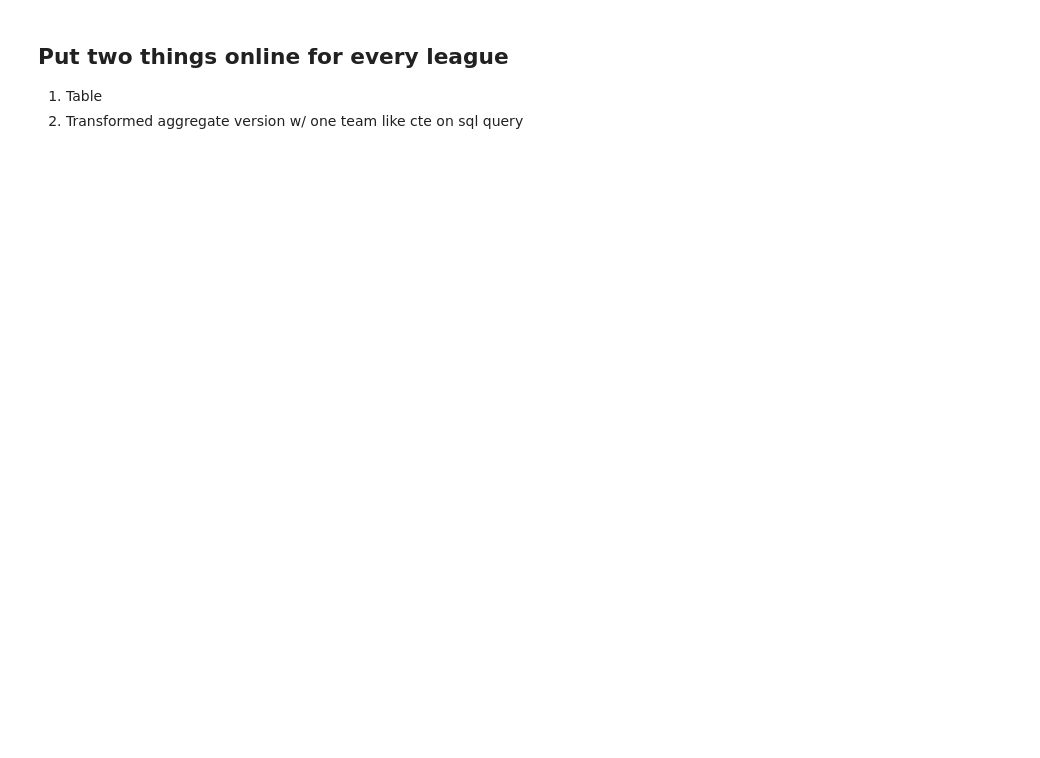
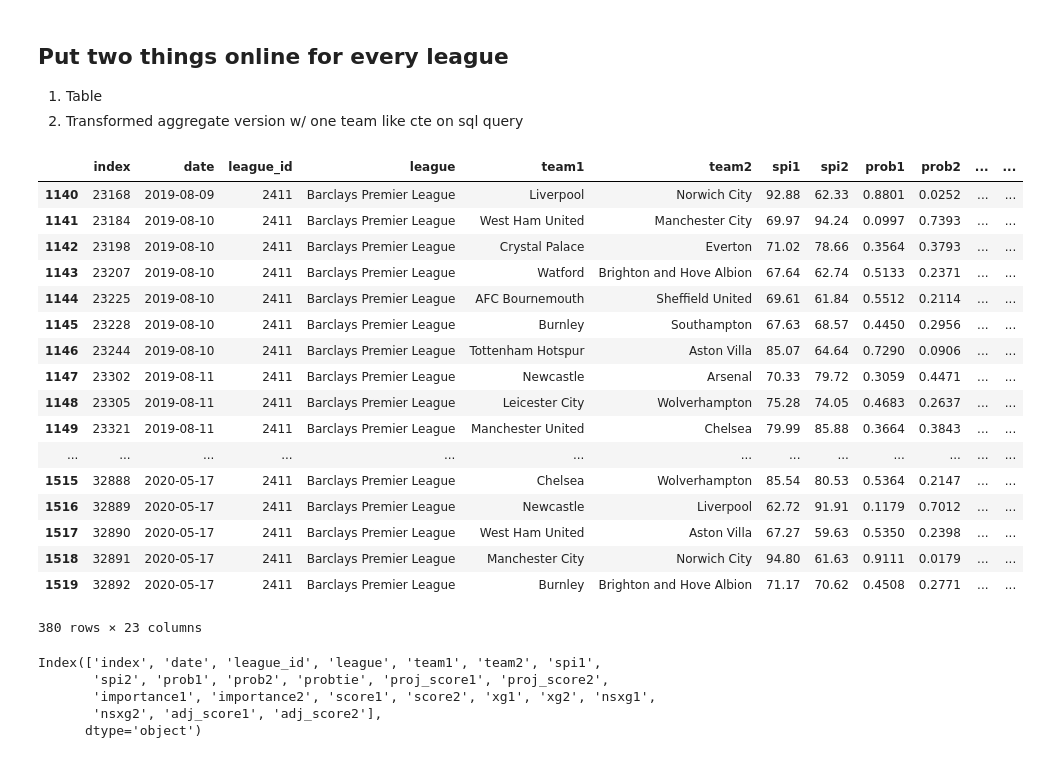
Before and after one commit to stcondon/tables4tableau, a Jupyter notebook: t/notebooks/fte-transformations.ipynb, the cells around one changed output. Cells and saved outputs as stored; diff of their text form; code cells hidden in the pictures; blank space fills up the shorter version.

Commit message:
have the mvp and the last season functions built

```diff
--- a/t/notebooks/fte-transformations.ipynb
+++ b/t/notebooks/fte-transformations.ipynb
@@ -48,5 +48,34 @@ def fte_last_season(path, league_dict):
         return league.loc[((num_teams * (num_teams - 1)) * i):,:]
 # %%
 path = os.path.expanduser('~/Downloads/spi_matches.csv')
-league_dict = {'england':'2411', 'spain':'1869', 'italy':'1854','germany':'1845', 'france':'1843'}
-fte = fte_last_season(path, league_dict)
+league_dict = {'england':'2411'}#, 'spain':'1869', 'italy':'1854','germany':'1845', 'france':'1843'}
+df = fte_last_season(path, league_dict)
+# %%
+df
+# %% [output]
+|  | index | date | league_id | league | team1 | team2 | spi1 | spi2 | prob1 | prob2 | ... | ... |
+| 1140 | 23168 | 2019-08-09 | 2411 | Barclays Premier League | Liverpool | Norwich City | 92.88 | 62.33 | 0.8801 | 0.0252 | ... | ... |
+| 1141 | 23184 | 2019-08-10 | 2411 | Barclays Premier League | West Ham United | Manchester City | 69.97 | 94.24 | 0.0997 | 0.7393 | ... | ... |
+| 1142 | 23198 | 2019-08-10 | 2411 | Barclays Premier League | Crystal Palace | Everton | 71.02 | 78.66 | 0.3564 | 0.3793 | ... | ... |
+| 1143 | 23207 | 2019-08-10 | 2411 | Barclays Premier League | Watford | Brighton and Hove Albion | 67.64 | 62.74 | 0.5133 | 0.2371 | ... | ... |
+| 1144 | 23225 | 2019-08-10 | 2411 | Barclays Premier League | AFC Bournemouth | Sheffield United | 69.61 | 61.84 | 0.5512 | 0.2114 | ... | ... |
+| 1145 | 23228 | 2019-08-10 | 2411 | Barclays Premier League | Burnley | Southampton | 67.63 | 68.57 | 0.4450 | 0.2956 | ... | ... |
+| 1146 | 23244 | 2019-08-10 | 2411 | Barclays Premier League | Tottenham Hotspur | Aston Villa | 85.07 | 64.64 | 0.7290 | 0.0906 | ... | ... |
+| 1147 | 23302 | 2019-08-11 | 2411 | Barclays Premier League | Newcastle | Arsenal | 70.33 | 79.72 | 0.3059 | 0.4471 | ... | ... |
+| 1148 | 23305 | 2019-08-11 | 2411 | Barclays Premier League | Leicester City | Wolverhampton | 75.28 | 74.05 | 0.4683 | 0.2637 | ... | ... |
+| 1149 | 23321 | 2019-08-11 | 2411 | Barclays Premier League | Manchester United | Chelsea | 79.99 | 85.88 | 0.3664 | 0.3843 | ... | ... |
+| ... | ... | ... | ... | ... | ... | ... | ... | ... | ... | ... | ... | ... |
+| 1515 | 32888 | 2020-05-17 | 2411 | Barclays Premier League | Chelsea | Wolverhampton | 85.54 | 80.53 | 0.5364 | 0.2147 | ... | ... |
+| 1516 | 32889 | 2020-05-17 | 2411 | Barclays Premier League | Newcastle | Liverpool | 62.72 | 91.91 | 0.1179 | 0.7012 | ... | ... |
+| 1517 | 32890 | 2020-05-17 | 2411 | Barclays Premier League | West Ham United | Aston Villa | 67.27 | 59.63 | 0.5350 | 0.2398 | ... | ... |
+| 1518 | 32891 | 2020-05-17 | 2411 | Barclays Premier League | Manchester City | Norwich City | 94.80 | 61.63 | 0.9111 | 0.0179 | ... | ... |
+| 1519 | 32892 | 2020-05-17 | 2411 | Barclays Premier League | Burnley | Brighton and Hove Albion | 71.17 | 70.62 | 0.4508 | 0.2771 | ... | ... |
+380 rows × 23 columns
+# %%
+fte.columns
+# %% [output]
+Index(['index', 'date', 'league_id', 'league', 'team1', 'team2', 'spi1',
+       'spi2', 'prob1', 'prob2', 'probtie', 'proj_score1', 'proj_score2',
+       'importance1', 'importance2', 'score1', 'score2', 'xg1', 'xg2', 'nsxg1',
+       'nsxg2', 'adj_score1', 'adj_score2'],
+      dtype='object')
```
Also changed, not shown: parts of 4 cells of this notebook.
